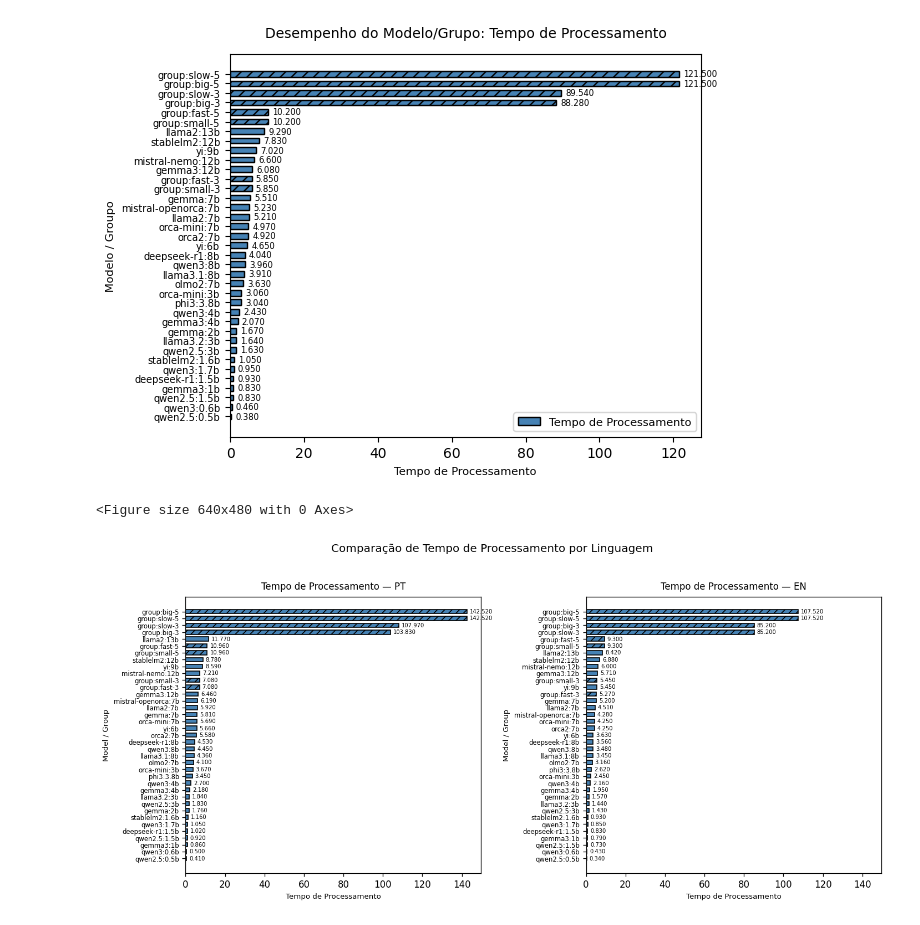
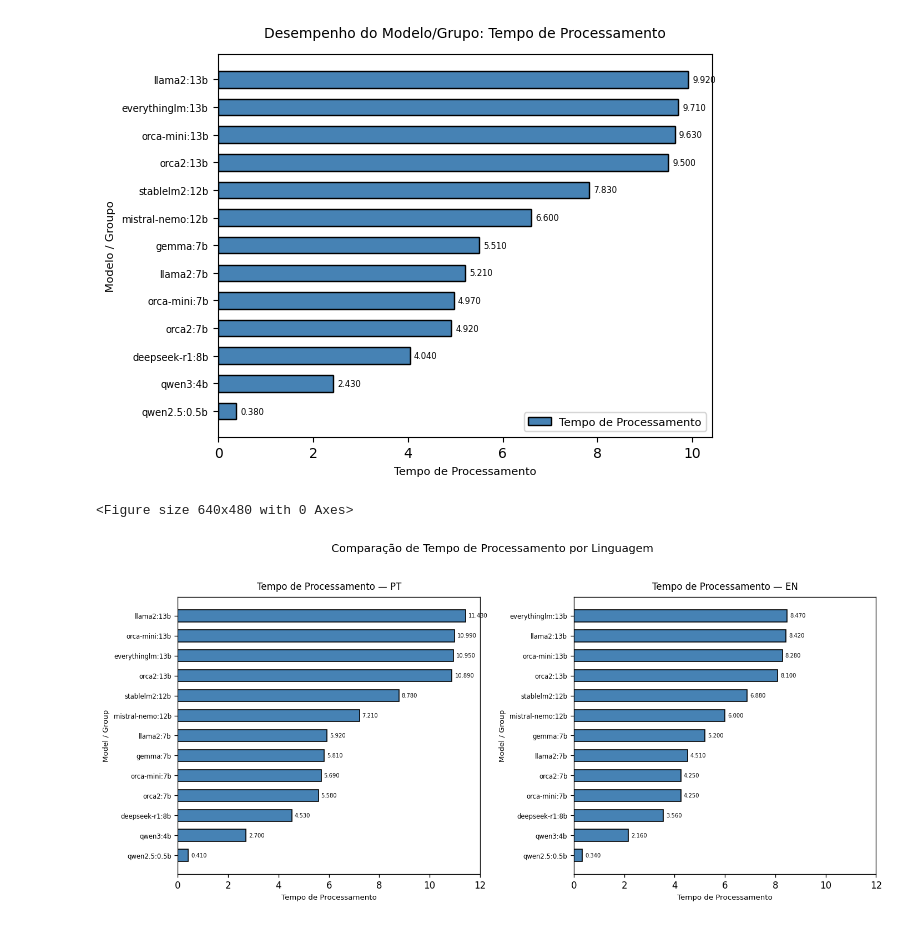
Before and after one commit to gab-berger/dsbd_tcc_rating_classification, a Jupyter notebook: exploration_notebooks/exp_llm_predictions.ipynb, the cells around one changed output. Drawn from its saved outputs; the diff is of its cells as text; code cells hidden in the pictures.

```diff
--- a/exploration_notebooks/exp_llm_predictions.ipynb
+++ b/exploration_notebooks/exp_llm_predictions.ipynb
@@ -5,6 +5,9 @@ import numpy as np
 import matplotlib.pyplot as plt
 from sklearn.metrics import confusion_matrix, accuracy_score, precision_score, recall_score, f1_score
 from matplotlib.colors import LinearSegmentedColormap
+from matplotlib.patches import Rectangle
+
+THRESHOLD = 0.55
 
 colors = {
     'precision': '#59A14F',
@@ -20,19 +23,19 @@ df_manual = pd.read_parquet(
     '../data/manual_predictions.parquet',
     columns=['id','rating']
     ).rename(
-        columns={'rating':'rating_manual'}
+        columns={'rating':'manual_rating'}
     )
 df_llm = pd.read_parquet(
     '../data/llm_predictions.parquet',
     columns=['id','model','rating','processing_time']
     ).rename(
-        columns={'rating':'rating_llm'}
+        columns={'rating':'llm_rating'}
     )
 df_comments = pd.read_parquet(
     '../data/comments_sample.parquet',
     columns=['id','rating','comment_length_group','language']
     ).rename(
-        columns={'rating':'rating_real'}
+        columns={'rating':'real_rating'}
     )
 
 print(f"Comments manually predicted: {len(df_manual)}")
@@ -48,7 +51,7 @@ df = (
 
 for type in ['manual','llm']:
     df[f'is_inconsistent_{type}'] = (
-        (df[f'rating_{type}'] - df['rating_real']).abs() > 1
+        (df[f'{type}_rating'] - df['real_rating']).abs() > 1
         ).astype(int)
 
 
@@ -256,6 +254,8 @@ metrics_en_df = gen_metrics_df(model_metrics_en_df, group_metrics_en_df)
 metrics_df = metrics_df.merge(metrics_pt_df, on='model', how='left', suffixes=["", "_pt"])
 metrics_df = metrics_df.merge(metrics_en_df, on='model', how='left', suffixes=["", "_en"])
 
+only_metrics_df = metrics_df[~metrics_df['model'].str.startswith('group')]
+
 display(metrics_df.sort_values(by='f1_score', ascending=False).head())
 # %% [output]
 |  | model | accuracy | precision | recall | f1_score | parameters | avg_processing_time | ... |
@@ -267,7 +267,8 @@ display(metrics_df.sort_values(by='f1_score', ascending=False).head())
 5 rows × 31 columns
 # %%
-def gen_hbar_graph(metrics_df, metric, metric_name):
+def gen_hbar_graph(metrics_df, metric, metric_name, threshold=0):
     metrics_df = metrics_df.sort_values(metric, ascending=True)
+    metrics_df = metrics_df[metrics_df['f1_score']>=threshold]
     models = metrics_df['model'].tolist()
     y = np.arange(len(models))
     bar_height = 0.6
@@ -300,7 +301,7 @@ def gen_hbar_graph(metrics_df, metric, metric_name):
     plt.show()
     plt.savefig(f'../images/hbar_{metric}.png')
 
-def gen_hbar_lang_graph(metrics_df, metric, metric_name):
+def gen_hbar_lang_graph(metrics_df, metric, metric_name, threshold=0):
     """
     Gera um gráfico com dois horizontais side-by-side:
     um para dados em português (_pt) e outro para inglês (_en).
@@ -316,6 +317,7 @@ def gen_hbar_lang_graph(metrics_df, metric, metric_name):
     for ax, lang in zip(axes, langs):
         col = f"{metric}_{lang}"
         df_lang = metrics_df.dropna(subset=[col]).sort_values(col, ascending=False)
+        df_lang = df_lang[df_lang['f1_score']>=threshold]
         models = df_lang['model'].tolist()
         y = np.arange(len(models))
         bar_height = 0.6
@@ -357,7 +366,7 @@ gen_hbar_lang_graph(metrics_df, 'f1_score', 'F1-score')
 # %%
-gen_hbar_graph(metrics_df, 'avg_processing_time', 'Tempo de Processamento')
-gen_hbar_lang_graph(metrics_df, 'avg_processing_time', 'Tempo de Processamento')
+gen_hbar_graph(only_metrics_df, 'avg_processing_time', 'Tempo de Processamento', threshold=THRESHOLD)
+gen_hbar_lang_graph(only_metrics_df, 'avg_processing_time', 'Tempo de Processamento', threshold=THRESHOLD)
 # %% [output]
-[figure, old version]
+[figure, new version]
 <Figure size 640x480 with 0 Axes>
-[figure, old version]
+[figure, new version]
```
Also changed, not shown: parts of 15 cells of this notebook, 5 other files.
